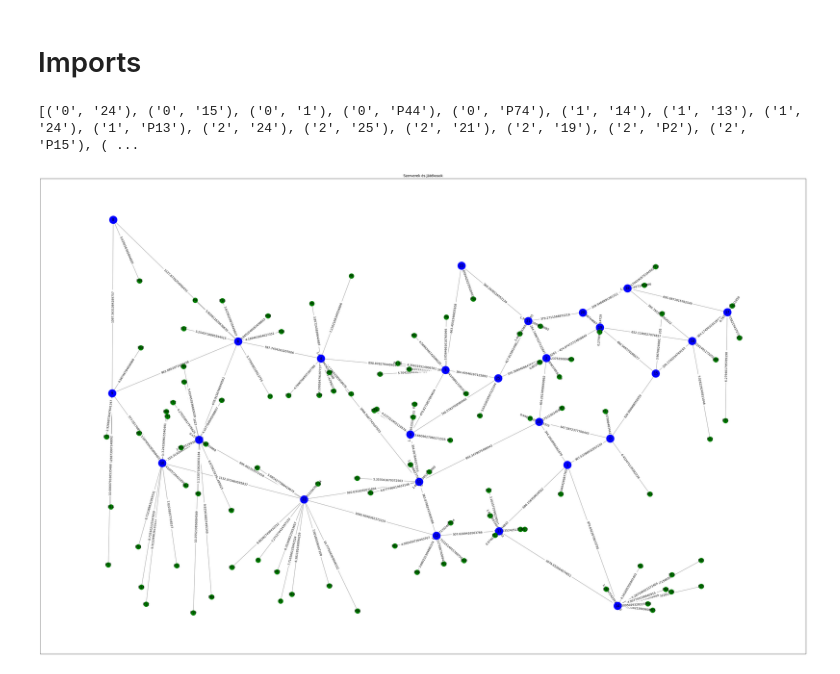
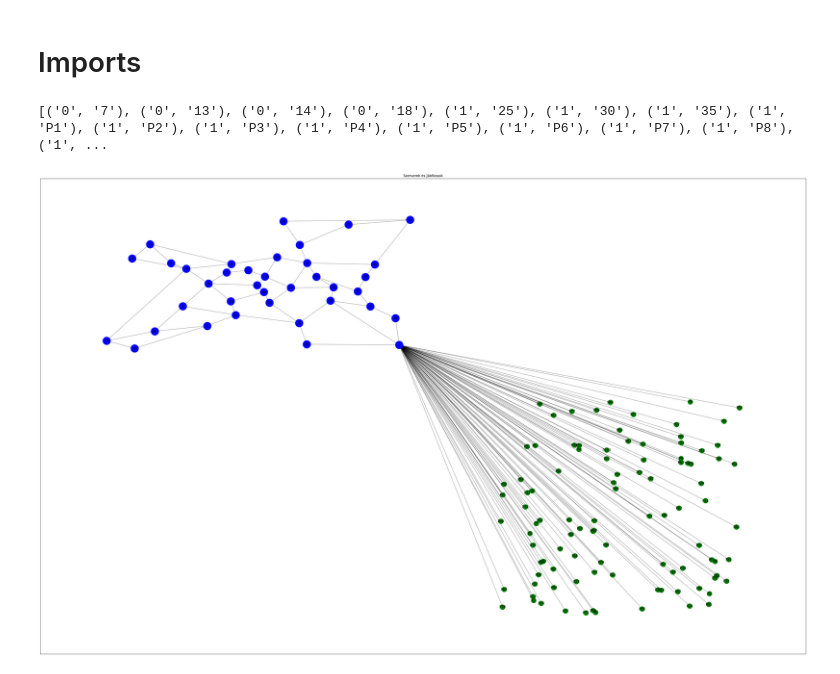
Before and after one commit to savelugi/cloud_work, a Jupyter notebook: testing.ipynb, the cells around one changed output. Cells and saved outputs as stored; diff of their text form; code cells hidden in the pictures.

```diff
--- a/testing.ipynb
+++ b/testing.ipynb
@@ -26,10 +26,10 @@ graph.edges()
 import networkx as nx
 import matplotlib.pyplot as plt
 
-topology_dir = "C:/Users/bbenc/Documents/NETWORKZ/cloud_work/src/"
+#topology_dir = "C:/Users/bbenc/Documents/NETWORKZ/cloud_work/src/"
 
 # Load the graph from the GML file
-graph = nx.read_gml(topology_dir + "50_germany.gml")
+graph = nx.read_gml(topology_dir + "26_usa_scaled.gml")
 
 # Retrieve node positions from the 'Longitude' and 'Latitude' attributes
 pos = {node_id: (data['Longitude'], data['Latitude']) for node_id, data in graph.nodes(data=True)}
@@ -53,7 +53,7 @@ def generate_players(num_players=10, x_range=(0, 100), y_range=(0, 100)):
         player_name = f"P{i+1}"
         x = random.uniform(x_start, x_stop)
         y = random.uniform(y_start, y_stop)
-        players[player_name] = (x, y)
+        players[player_name] = (y, x)
     return players
 
 
@@ -127,38 +127,40 @@ pos = {**servers, **players}
 draw_graph(G, pos, canvas_size=(24, 20), node_size=300, show_edge_labels=False)
 # %%
 # Adding server nodes
-G = nx.read_gml(topology_dir+"26_usa.gml")
+G = nx.read_gml(topology_dir+"37_cost.gml")
 
 # Szerverek pozícióinak kinyerése
 server_positions = {}
 for node in G.nodes(data=True):
     node_id = node[0]
     node_data = node[1]
     if 'Latitude' in node_data and 'Longitude' in node_data:
         latitude = node_data['Latitude']
         longitude = node_data['Longitude']
         server_positions[node_id] = (longitude, latitude)  # A pozíció sorrendje longitude, latitude
 
 
 # Adding player
 num_players = 100
-lat_range = (25,45)
-long_range = (-123, -70)
+#lat_range = (25,45)
+#long_range = (-123, -70)
+lat_range = (35, 62) # from graph
+long_range = (-10,28) # from graph
 players = generate_players(num_players, long_range, lat_range)
 G.add_nodes_from(players.keys())
 
 # Pozíció információk előkészítése
 pos = {**server_positions, **players}
 
 # Játékosok összekapcsolása a legközelebbi szerverekkel
 for player in players:
     G = connect_player_to_server(players, player, server_positions, G)
 
 # Gráf kirajzolása
-draw_graph(G, pos, server_positions, players, canvas_size=(48, 30), node_size=300, show_edge_labels=True)
+draw_graph(G, pos, server_positions, players, canvas_size=(48, 30), node_size=300, show_edge_labels=False)
 # %% [output]
-[('0', '24'), ('0', '15'), ('0', '1'), ('0', 'P44'), ('0', 'P74'), ('1', '14'), ('1', '13'), ('1', '24'), ('1', 'P13'), ('2', '24'), ('2', '25'), ('2', '21'), ('2', '19'), ('2', 'P2'), ('2', 'P15'), ( ...
+[('0', '7'), ('0', '13'), ('0', '14'), ('0', '18'), ('1', '25'), ('1', '30'), ('1', '35'), ('1', 'P1'), ('1', 'P2'), ('1', 'P3'), ('1', 'P4'), ('1', 'P5'), ('1', 'P6'), ('1', 'P7'), ('1', 'P8'), ('1', ...
-[figure, old version]
+[figure, new version]
 # %%
 server_positions = {}
 for node in G.nodes(data=True):
```
Also changed, not shown: 3 other files.
